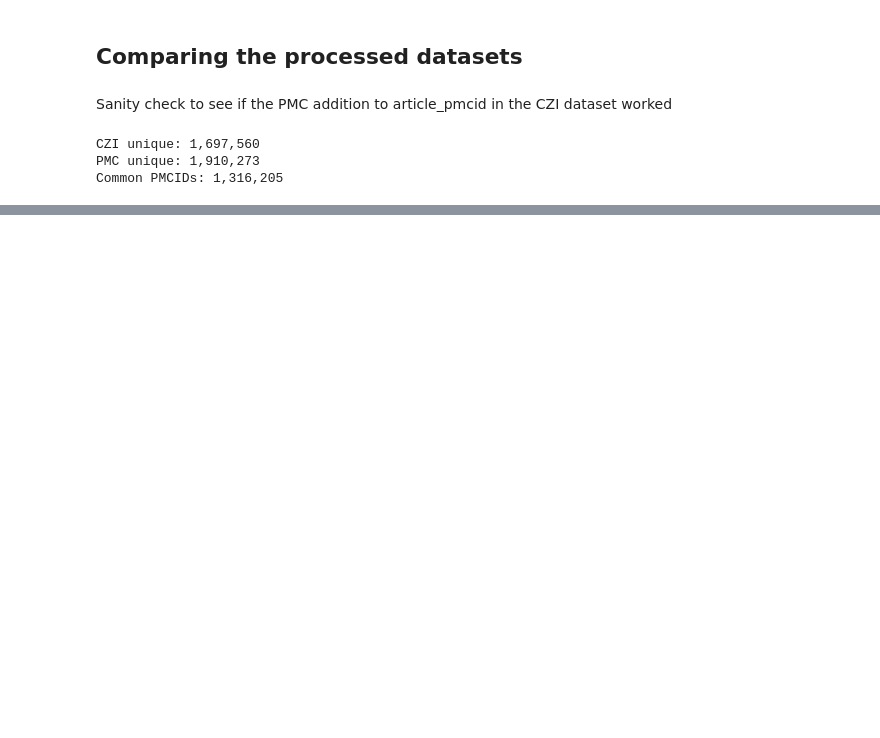
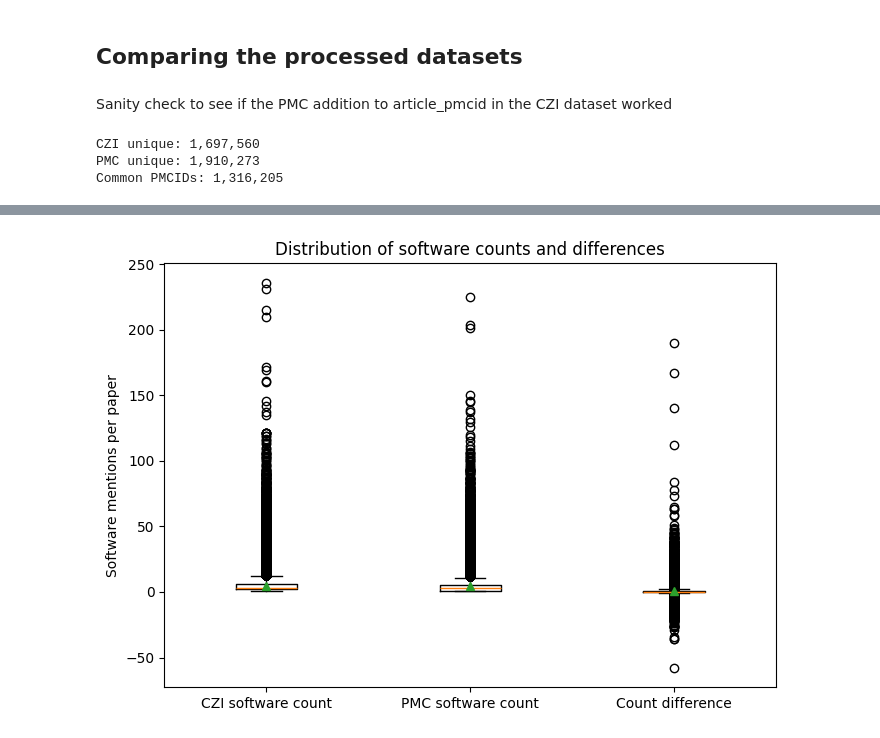
Before and after one commit to TheOSSci/InnovationSprint2025_Linking_Software_Mentions, a Jupyter notebook: mentions-dataset-comparisons/dataset-comparisons.ipynb, the cells around one changed output, grey strips where cells are left out. Drawn from its saved outputs; the diff is of its cells as text; code cells hidden in the pictures; blank space fills up the shorter version.

Commit message:
Add comparison of what softwares occur accross datasets

```diff
--- a/mentions-dataset-comparisons/dataset-comparisons.ipynb
+++ b/mentions-dataset-comparisons/dataset-comparisons.ipynb
@@ -146,0 +150,10 @@ Looks reasonable!
+# %%
+czi_grouped = (
+    stand_czi_df.group_by("article_pmcid")
+    .agg(pl.col("top_software_name").unique().alias("czi_software_list"))
+)
+
+pmc_grouped = (
+    stand_kg_pmc_df.group_by("article_pmcid")
+    .agg(pl.col("top_software_name").unique().alias("pmc_software_list"))
+)
@@ -146,0 +164,18 @@ Looks reasonable!
+# %%
+czi_grouped = czi_grouped.with_columns(
+    pl.col("czi_software_list").list.len().cast(pl.Int64).alias("czi_software_count")
+)
+
+pmc_grouped = pmc_grouped.with_columns(
+    pl.col("pmc_software_list").list.len().cast(pl.Int64).alias("pmc_software_count")
+)
+
+count_comparison = (
+    czi_grouped
+    .join(pmc_grouped, on="article_pmcid", how="inner")
+    .with_columns([
+        (pl.col("czi_software_count").fill_null(0) -
+         pl.col("pmc_software_count").fill_null(0)
+        ).alias("count_difference")
+    ])
+)
@@ -146,0 +197,17 @@ Looks reasonable!
+# %%
+plt.figure(figsize=(7, 5))
+plt.boxplot(
+    [
+        count_comparison["czi_software_count"].to_list(),
+        count_comparison["pmc_software_count"].to_list(),
+        count_comparison["count_difference"].to_list()
+    ],
+    labels=["CZI software count", "PMC software count", "Count difference"],
+    showmeans=True
+)
+plt.ylabel("Software mentions per paper")
+plt.title("Distribution of software counts and differences")
+plt.tight_layout()
+plt.show()
+# %% [output]
+[figure, added]
```
Also changed, not shown: parts of 28 cells of this notebook.
